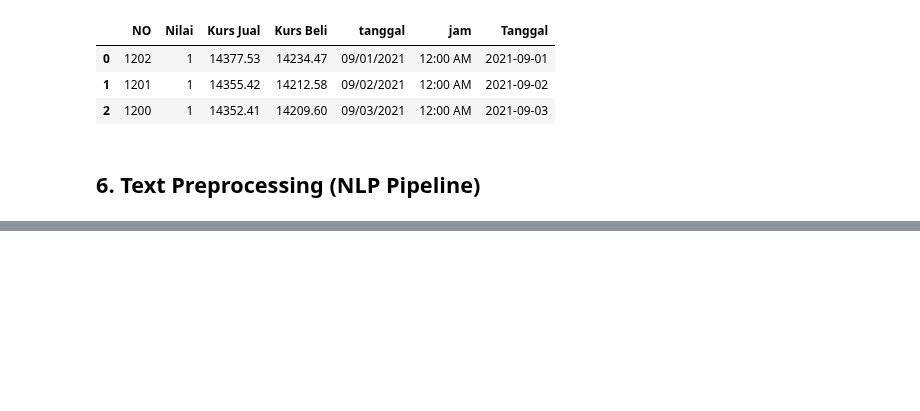
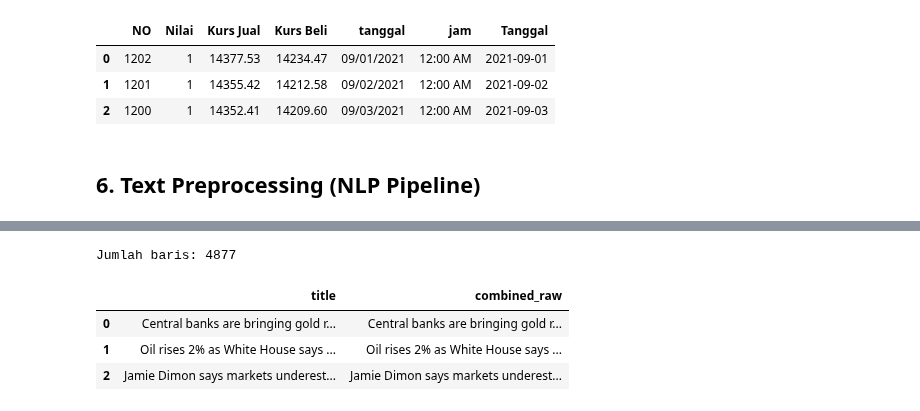
Before and after one commit to farsyaant/nlpproject-grestercinta, a Jupyter notebook: src/preprocessing_pipeline.ipynb, the cells around one changed output, grey strips where cells are left out. Cells and saved outputs as stored; diff of their text form; code cells hidden in the pictures; blank space fills up the shorter version.

```diff
--- a/src/preprocessing_pipeline.ipynb
+++ b/src/preprocessing_pipeline.ipynb
@@ -425,0 +428,21 @@ Setelah dedup tanggal         : 1202
+# %%
+# Tidak ada nilai kosong yang mengganggu penggabungan teks.
+news[["title", "preview_summary", "full_text"]] = (
+    news[["title", "preview_summary", "full_text"]].fillna("")
+)
+
+# Gabungkan title (diulang TITLE_REPEAT_WEIGHT kali) + preview_summary + full_text.
+news["combined_raw"] = (
+    ((news["title"] + " ") * TITLE_REPEAT_WEIGHT)
+    + news["preview_summary"] + " "
+    + news["full_text"]
+)
+
+print(f"Jumlah baris: {len(news)}")
+news[["title", "combined_raw"]].head(3)
+# %% [output]
+Jumlah baris: 4877
+|  | title | combined_raw |
+| 0 | Central banks are bringing gold r... | Central banks are bringing gold r... |
+| 1 | Oil rises 2% as White House says ... | Oil rises 2% as White House says ... |
+| 2 | Jamie Dimon says markets underest... | Jamie Dimon says markets underest... |
```
Also changed, not shown: parts of 17 cells of this notebook.
